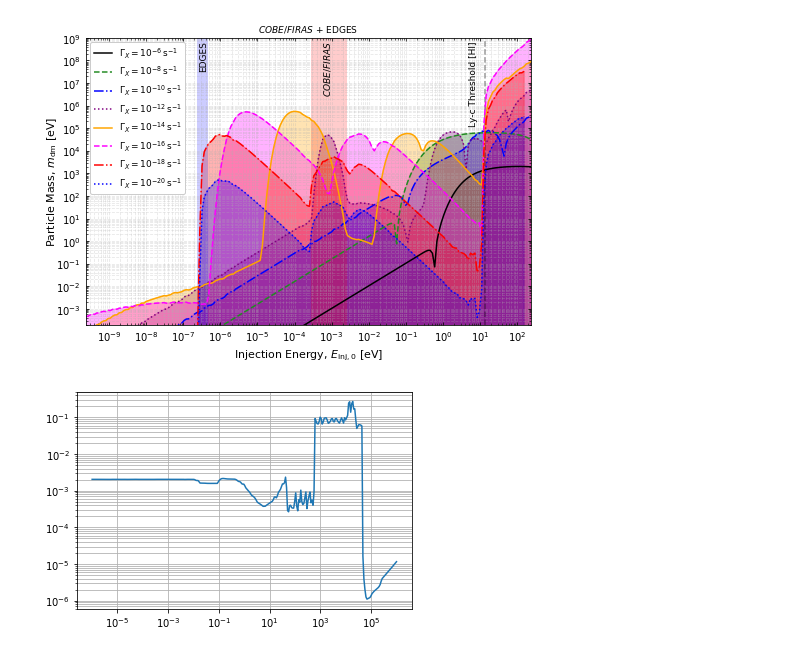
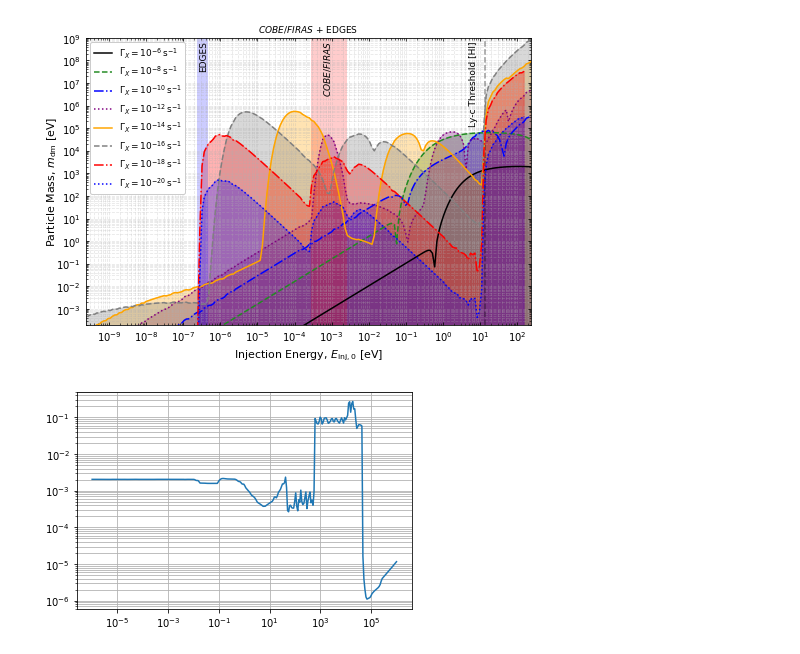
Before and after one commit to CMBSPEC/specdist, a Jupyter notebook: specdist/notebooks/pispec_np_2.ipynb, the cells around one changed output. Saved outputs shown, nothing was run; the diff lists cells and outputs as text; code cells hidden in the pictures.

```diff
--- a/specdist/notebooks/pispec_np_2.ipynb
+++ b/specdist/notebooks/pispec_np_2.ipynb
@@ -13,6 +13,9 @@ import re
 scientific_notation = pi.scientific_notation
 from scipy.linalg import cholesky, LinAlgError
 from scipy.linalg import block_diag
+
+from matplotlib.ticker import (MultipleLocator, FormatStrFormatter,
+                               AutoMinorLocator)
 
 import warnings; warnings.simplefilter('ignore')
 
@@ -39,7 +42,7 @@ mass_to_Einj = 1./2.
 label_y_firas = r'$y_\mathrm{COBE}=1.5\times 10^{-5}$'
 label_mu_firas = r'$\mu_\mathrm{COBE}=9\times 10^{-5}$'
 label_fdm = 'Effective Dark Matter Fraction, '+r'$\epsilon f_\mathrm{dm}$'
-label_mdm = 'Particle Mass, ' +r'$m_\mathrm{dm}\,\,[\mathrm{eV}]$'
+label_mdm = 'Particle Mass,  ' +r'$m_\mathrm{X}\quad[\mathrm{eV}]$'
 label_xe = 'Free Electron Fraction, '+r'$X_\mathrm{e}$'
 label_Zeta_e = 'Ionization History, '+r'$\zeta(z) = \Delta X_\mathrm{e}/X_\mathrm{e}$'
 label_redshift = 'Redshift, '+r'$z$'
@@ -56,8 +59,10 @@ label_Gamma = "Decay Rate, "+r"$\Gamma_X\quad[\mathrm{s^{-1}}]$"
 label_zX = "Maximum Injection Redshift, "+ r'$z_X$'
 label_Tau_x = "Lifetime,  "+r'$\tau_X\quad[\mathrm{s}]$'
 
-label_log10Tau_x = "Lifetime,  "+r'$\mathrm{log}_{10}(\tau_X/\,1s)$'
+label_log10Tau_x = "Lifetime,  "+r'$\mathrm{log}_{10}(\tau_X/\,1\mathrm{s})$'
+label_Tau_x = "Lifetime,  "+r'$\tau_X\quad[\mathrm{s}]$'
 label_log10injection_energy = "Injection Energy, "+ r'$\mathrm{log}_{10}(E_{\mathrm{inj,0}}/\,1\mathrm{eV})$'
+label_log10mdm = 'Particle Mass, ' +r'$\mathrm{log}_{10}(m_\mathrm{X}/\,1\mathrm{eV})$'
 sd = pi
 # %%
 sd_lib_lyc_reio = pi.specdist_ct_spectra_lib()
@@ -146,7 +151,7 @@ from matplotlib.patches import Patch
 from matplotlib.lines import Line2D
 
 #mklist = iter(['o','s','d','v','>','o','s','d','v','>'])
-colors = iter(['k','forestgreen','b','purple','orange','magenta','r','b','orange','green','magenta','k','forestgreen','b','purple','green','magenta','r','b','orange','green','magenta'])
+colors = iter(['k','forestgreen','b','purple','orange','grey','r','b','orange','green','magenta','k','forestgreen','b','purple','green','magenta','r','b','orange','green','magenta'])
 lstyles = iter(['-','--','-.',':','-','--','-.',':','-','--','-.',':','-','--','-.',':','-','--','-.',':','-','--','-.',':'])
 #fig, ax_array = plt.subplots(2,3,figsize=(30,20))
 fig, (ax2) = plt.subplots(1,1,figsize=(7,5))
@@ -236,34 +241,34 @@ ax2.text(0.255, 0.99, r'EDGES' , transform=ax2.transAxes, fontsize=9,
          verticalalignment='top',rotation = 90,
         bbox=dict(facecolor='white', edgecolor='white', boxstyle='round',alpha=0.))
 
 ax2.text(0.86, 0.99, 'Ly-c Threshold [HI]' , transform=ax2.transAxes, fontsize=9,
          verticalalignment='top',rotation = 90,
         bbox=dict(facecolor='white', edgecolor='white', boxstyle='round',alpha=0.))
 
 # ax1.set_ylim(2.e-4,1e9)
 # ax1.set_xlim(xinj_to_Einj*1e-6,xinj_to_Einj*1e6)
 
 ax2.set_ylim(2.e-4,1e9)
 ax2.set_xlim(xinj_to_Einj*1e-6,xinj_to_Einj*1e6)
 # ax1.set_title(r'$COBE/FIRAS$ Only',fontsize=9)
 ax2.set_title(r'$COBE/FIRAS$ + EDGES',fontsize=9)
 
 #leg1 = plt.legend(loc=3,ncol=2,frameon=True,framealpha=0.6,fontsize = 9)
 #legend_elements = [Line2D([0], [0], marker='o', color='k', label='best-fit to CT',ls='None',
 #                          markerfacecolor='None', markersize=5)]
 #leg2 = plt.legend(handles=legend_elements, loc=(0.745,0.6))
 # ax1.legend(loc=2,ncol=1,frameon=True,framealpha=1.,fontsize = 7)
 ax2.legend(loc=2,ncol=1,frameon=True,framealpha=1.,fontsize = 9)
 
 
 # ax.add_artist(leg2).tight_layout(pad=3.0)
 fig.tight_layout()
 # plt.subplots_adjust(wspace=0.2)
 plt.savefig(path_to_figures + '/figures_for_paper_mdm_fisher_edges_'+photon_injection_case+'.pdf')
 plt.show()
 plt.close(fig)
 # %% [output]
-[figure, old version]
+[figure, new version]
 # %%
 sd_lib_xe_history = pi.specdist_ct_spectra_lib()
 pi.load_ct_spectra_lib('xe_history_200720',sd_lib_xe_history)
```
Also changed, not shown: parts of 8 cells of this notebook, 2 other files.
